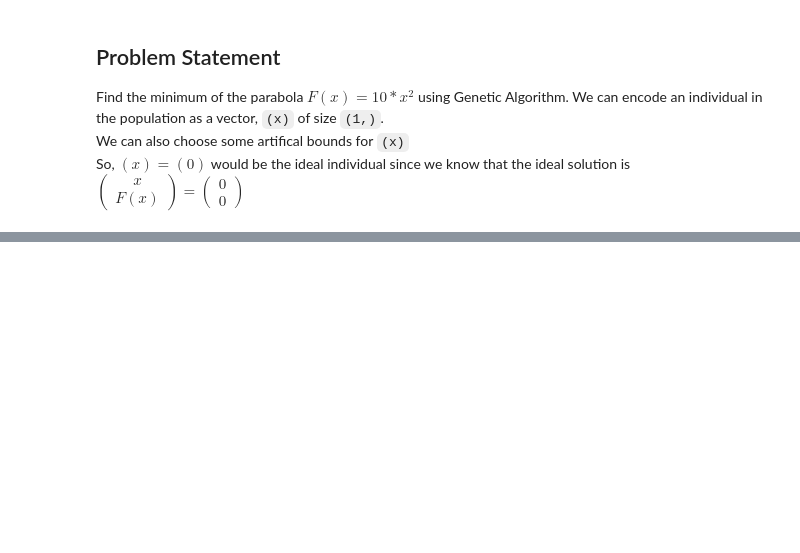
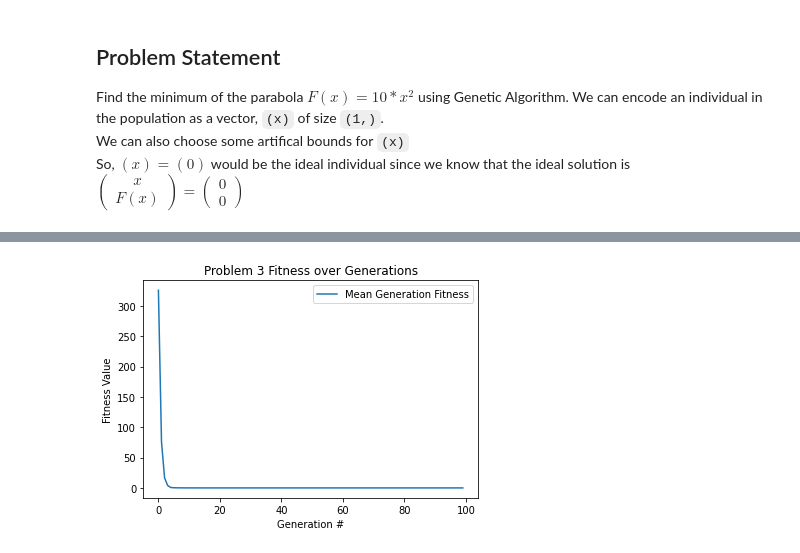
Before and after one commit to luketl2/ME-447-Project-1, a Jupyter notebook: code/Problem3/Problem3_GA_Final.ipynb, the cells around one changed output, grey strips where cells are left out. Drawn from its saved outputs; the diff is of its cells as text; code cells hidden in the pictures; blank space fills up the shorter version.

```diff
--- a/code/Problem3/Problem3_GA_Final.ipynb
+++ b/code/Problem3/Problem3_GA_Final.ipynb
@@ -56,0 +61,4 @@ Best solution fitness :  8.106945642161136e-07
+# %%
+genetic_alg.plot_mean_fitness("Problem 3")
+# %% [output]
+[figure, added]
```
Also changed, not shown: parts of 2 cells of this notebook, 9 other files.
